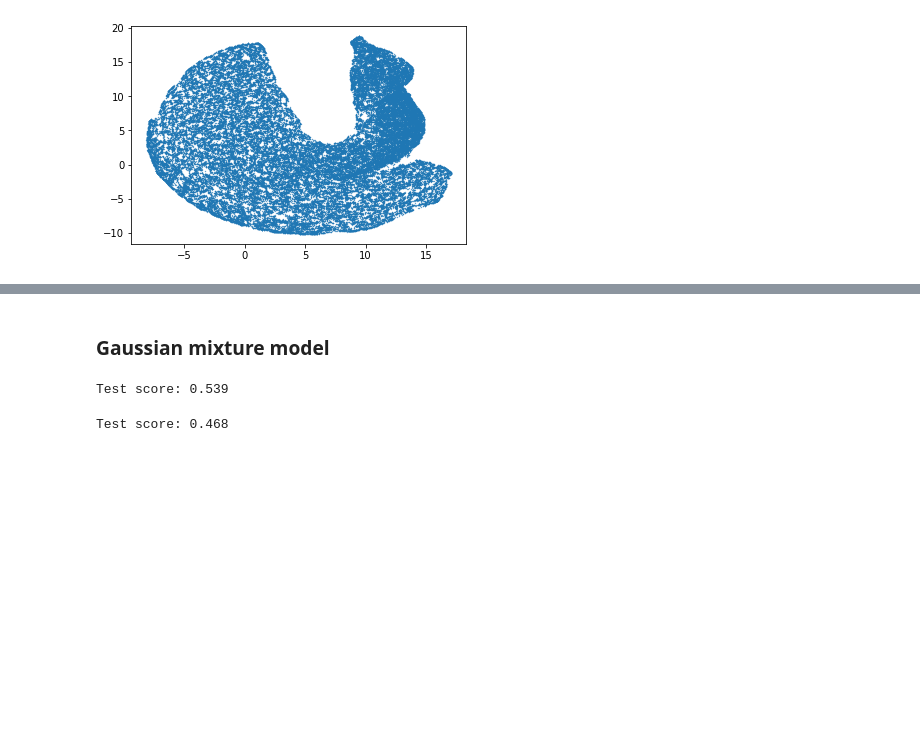
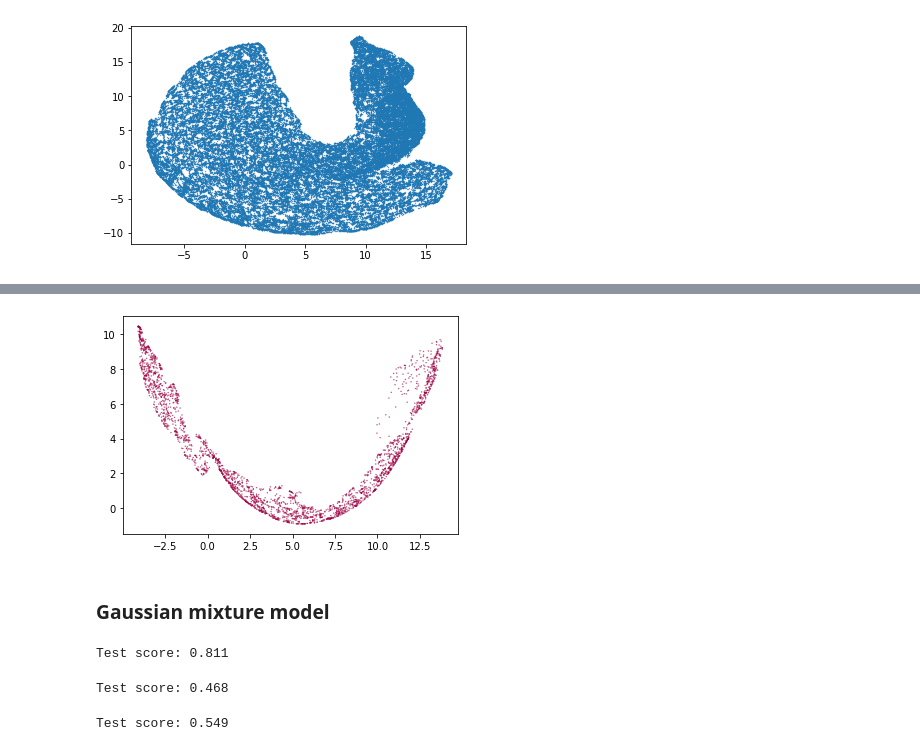
Before and after one commit to nohg/AML-small-project, a Jupyter notebook: Clustering.ipynb, the cells around one changed output, grey strips where cells are left out. Drawn from its saved outputs; the diff is of its cells as text; code cells hidden in the pictures; blank space fills up the shorter version.

```diff
--- a/Clustering.ipynb
+++ b/Clustering.ipynb
@@ -214,0 +238,10 @@ plt.scatter(X_val_umap[:, 0], X_val_umap[:, 1],
+# %%
+## try using 50 features
+X_50 = SelectKBest(score_func=f_classif, k=6).fit_transform(X,y)
+X_50.shape
+# %%
+X_train50, X_val50, y_train50, y_val50 = train_test_split(X_50, y, test_size=0.25,
+                                                    shuffle=True, random_state=42)
+# %%
+X_train_umap50 = clusterable_embedding.fit_transform(X_train50)
+X_val_umap50 = clusterable_embedding.transform(X_val50)
@@ -215,13 +266,18 @@ plt.scatter(X_val_umap[:, 0], X_val_umap[:, 1],
+# %%
+plt.scatter(X_val_umap50[:, 0], X_val_umap50[:, 1],
+            c=y_val50, s=0.1, cmap='Spectral');
+# %% [output]
+[figure, added]
 # %% [markdown]
 ### Gaussian mixture model
 # %%
-gm_umap = GaussianMixture(n_components=2, random_state=0).fit(X_train_umap)
+gm_umap = GaussianMixture(n_components=4, random_state=0).fit(X_train_umap)
 y_pred_umap = gm_umap.predict(X_val_umap)
 
 test_score_umap = accuracy_score(y_val, y_pred_umap)
 print(f"Test score: {test_score_umap:.3f}")
 # %% [output]
-Test score: 0.539
+Test score: 0.811
 # %%
 gm_umap = GaussianMixture(n_components=2, random_state=0).fit(X_train)
 y_pred = gm_umap.predict(X_val)
@@ -230,3 +286,11 @@ test_score = accuracy_score(y_val, y_pred)
 print(f"Test score: {test_score:.3f}")
 # %% [output]
 Test score: 0.468
+# %%
+gm_umap50 = GaussianMixture(n_components=2, random_state=0).fit(X_train_umap50)
+y_pred_umap50 = gm_umap50.predict(X_val_umap50)
+
+test_score_umap50 = accuracy_score(y_val50, y_pred_umap50)
+print(f"Test score: {test_score_umap50:.3f}")
+# %% [output]
+Test score: 0.549
```
Also changed, not shown: parts of 14 cells of this notebook.
